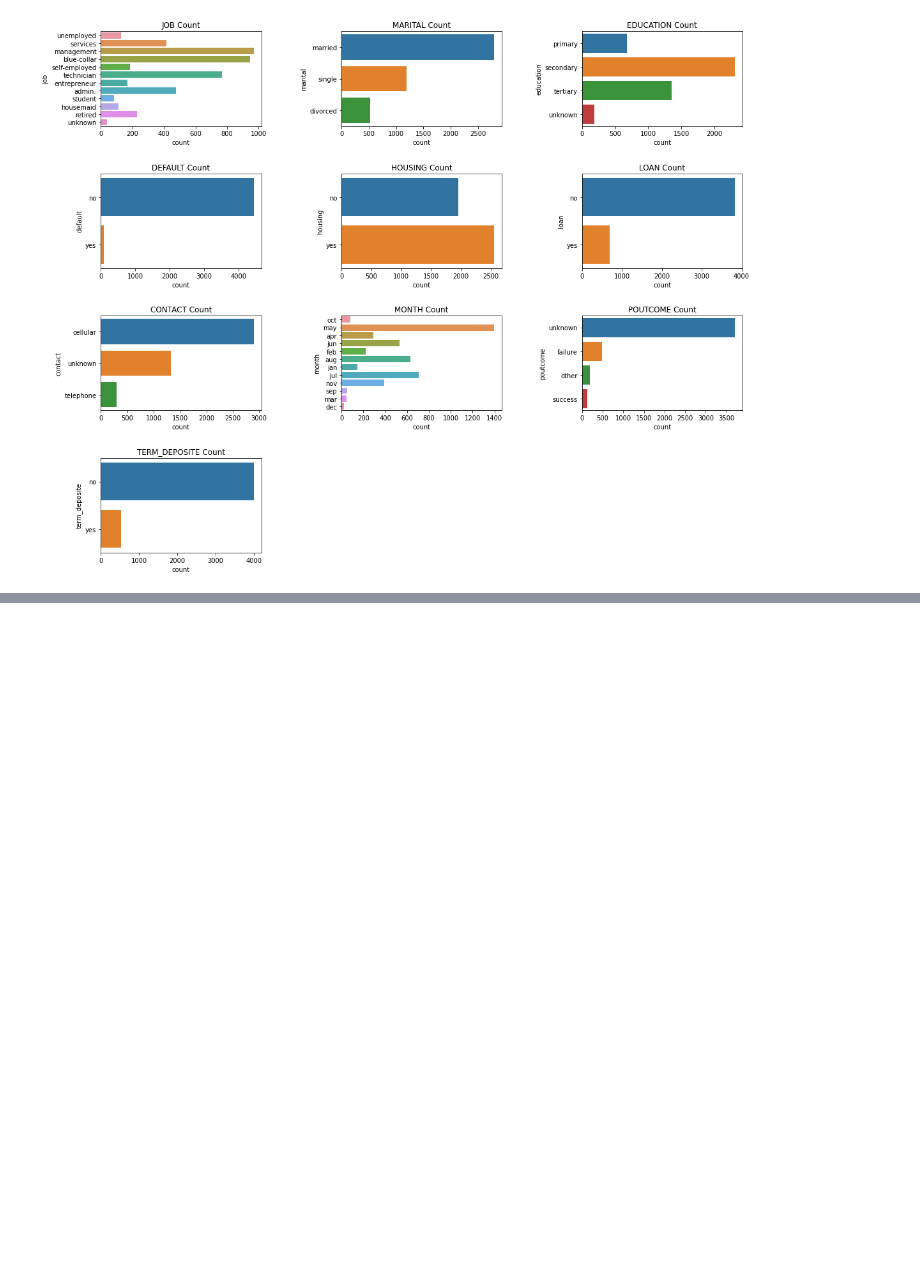
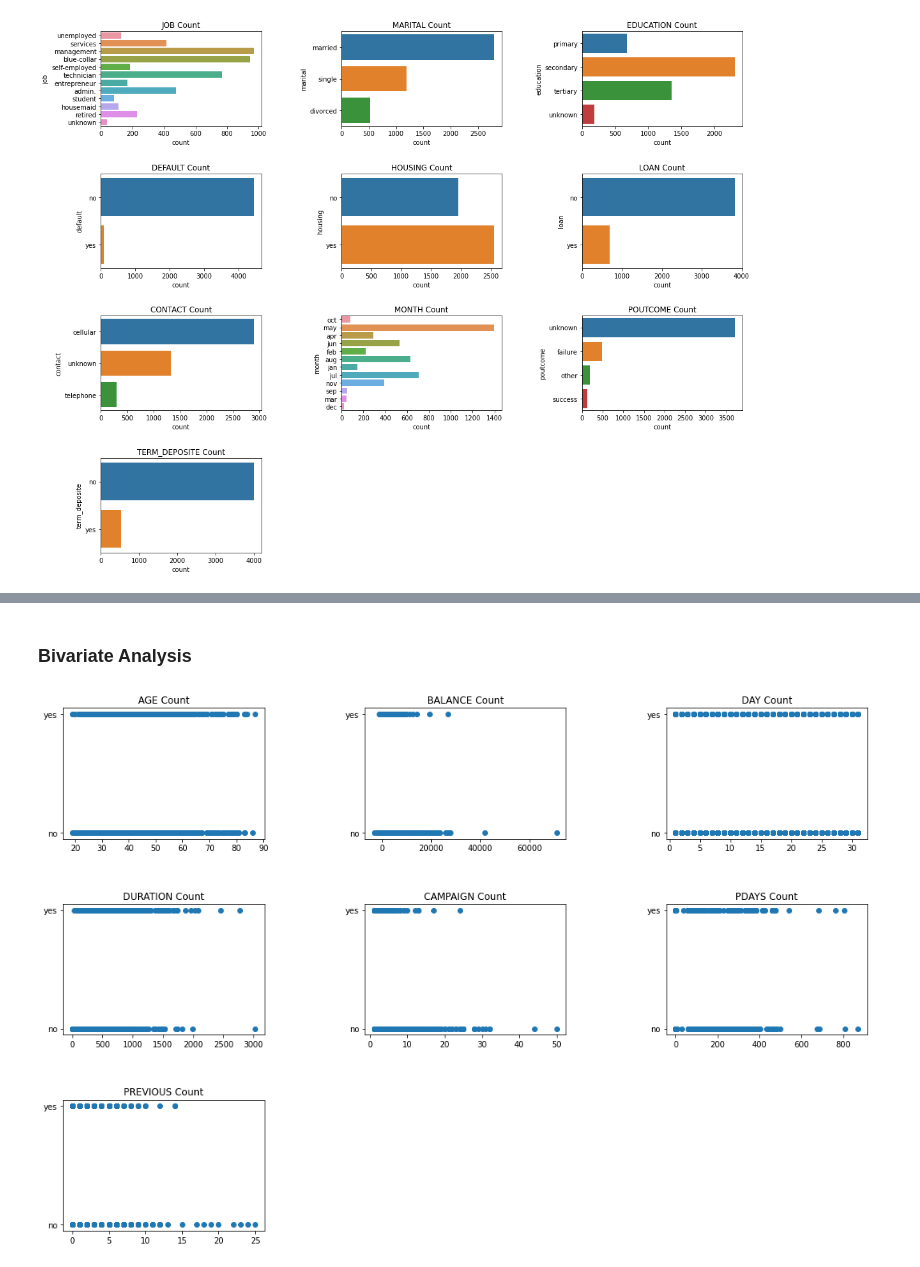
Before and after one commit to sumitraju/data-science, a Jupyter notebook: bank_logistic_regression/bank_logistic_regression.ipynb, the cells around one changed output, grey strips where cells are left out. Cells and saved outputs as stored; diff of their text form; code cells hidden in the pictures; blank space fills up the shorter version.

```diff
--- a/bank_logistic_regression/bank_logistic_regression.ipynb
+++ b/bank_logistic_regression/bank_logistic_regression.ipynb
@@ -252,0 +249,27 @@ print(mean_y)
+# %% [markdown]
+### Bivariate Analysis
+# %%
+def count_plots_bivariate(listOfColumns,Y_col_name,plotType,dataset):
+    totalCols=3
+    totalRows=math.ceil(len(listOfColumns)/totalCols)
+    widthForEachGraph=3
+    fig = plt.figure(figsize=((totalCols+3)*3,(totalRows+1)*3))
+    plt.subplots_adjust(wspace=0.5, hspace=0.5)
+    for x in range(0, len(listOfColumns),1):
+        globals()[f"ax_count_plots_{x}"] = fig.add_subplot(totalRows,totalCols,(x+1))
+        globals()[f"ax_count_plots_{x}"].set_title(listOfColumns[x].upper()+" Count")
+        #globals()[f"ax_count_plots_{x}"].set_xlabel('Colour')
+        #globals()[f"ax_count_plots_{x}"].set_ylabel('Price')
+        if(plotType=="scatter"):
+            globals()[f"ax_count_plots_{x}"].scatter(dataset[listOfColumns[x]],dataset[Y_col_name])
+        if(plotType=="box"):
+            dataset.boxplot(listOfColumns[x], by=Y_col_name, ax=globals()[f"ax_count_plots_{x}"])
+        if(plotType=="bar"):
+            pd.crosstab(dataset[listOfColumns[x]], dataset[Y_col_name]).plot(kind='bar', ax=globals()[f"ax_count_plots_{x}"])
+        if(plotType=="histogram"):
+            sns.histplot(data=dataset, y=listOfColumns[x], hue=Y_col_name, multiple="stack",ax=globals()[f"ax_count_plots_{x}"])
+    plt.show()
+# %%
+count_plots_bivariate(["age","balance","day","duration","campaign","pdays","previous"],"term_deposite","scatter",dataset_bank)
+# %% [output]
+[figure, added]
```
Also changed, not shown: parts of 32 cells of this notebook, 1 other file.
